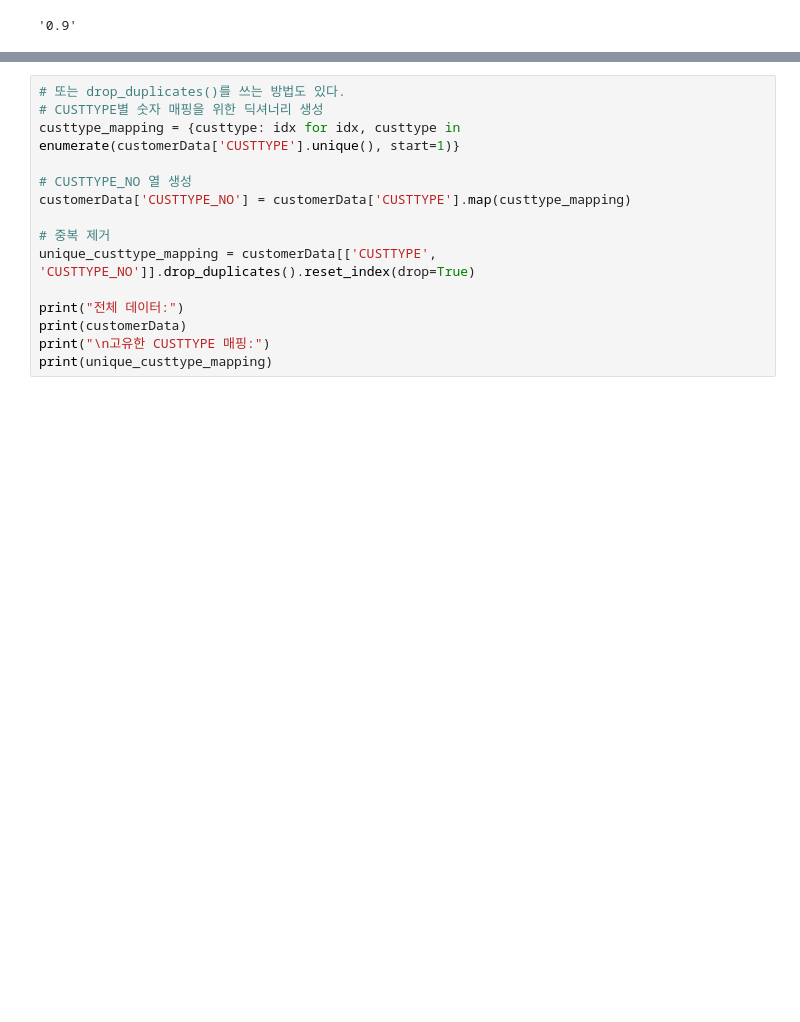
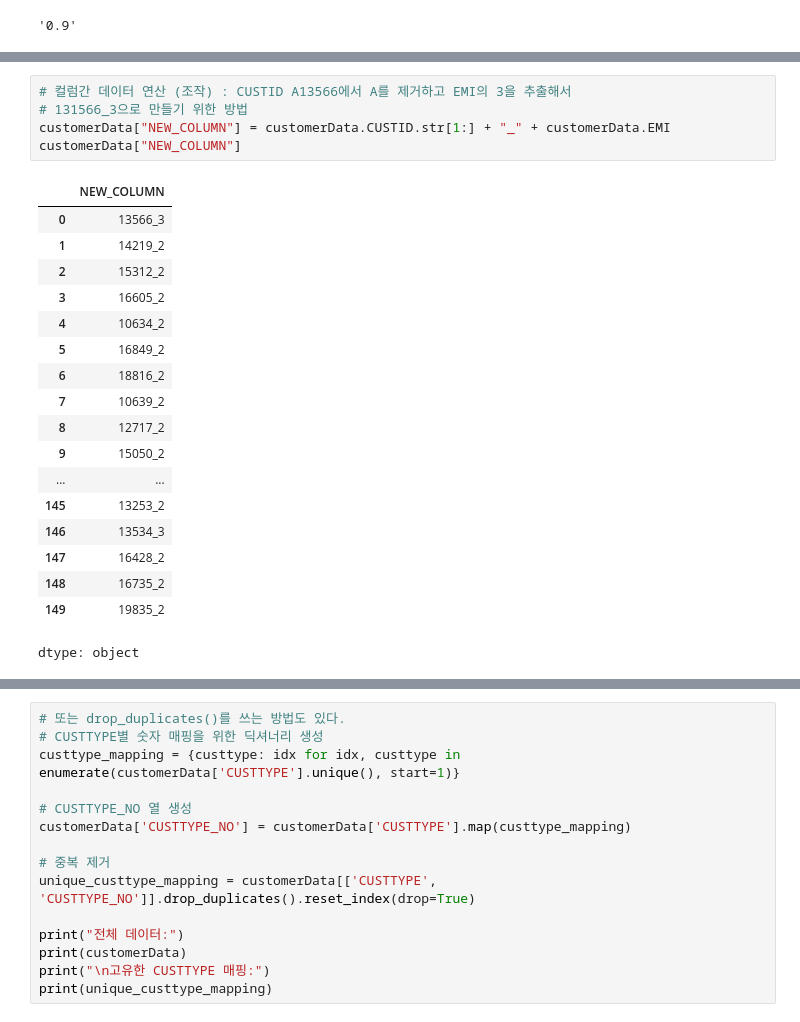
Before and after one commit to jaspresso/WordCloud, a Jupyter notebook: 01_데이터야_놀자.ipynb, the cells around one changed output, grey strips where cells are left out. Drawn from its saved outputs; the diff is of its cells as text; blank space fills up the shorter version.

```diff
--- a/01_데이터야_놀자.ipynb
+++ b/01_데이터야_놀자.ipynb
@@ -698,0 +688,24 @@ customerData
+# %%
+# 컬럼간 데이터 연산 (조작) : CUSTID A13566에서 A를 제거하고 EMI의 3을 추출해서
+# 131566_3으로 만들기 위한 방법
+customerData["NEW_COLUMN"] = customerData.CUSTID.str[1:] + "_" + customerData.EMI
+customerData["NEW_COLUMN"]
+# %% [output]
+|  | NEW_COLUMN |
+| 0 | 13566_3 |
+| 1 | 14219_2 |
+| 2 | 15312_2 |
+| 3 | 16605_2 |
+| 4 | 10634_2 |
+| 5 | 16849_2 |
+| 6 | 18816_2 |
+| 7 | 10639_2 |
+| 8 | 12717_2 |
+| 9 | 15050_2 |
+| ... | ... |
+| 145 | 13253_2 |
+| 146 | 13534_3 |
+| 147 | 16428_2 |
+| 148 | 16735_2 |
+| 149 | 19835_2 |
+dtype: object
```
Also changed, not shown: parts of 29 cells of this notebook.
